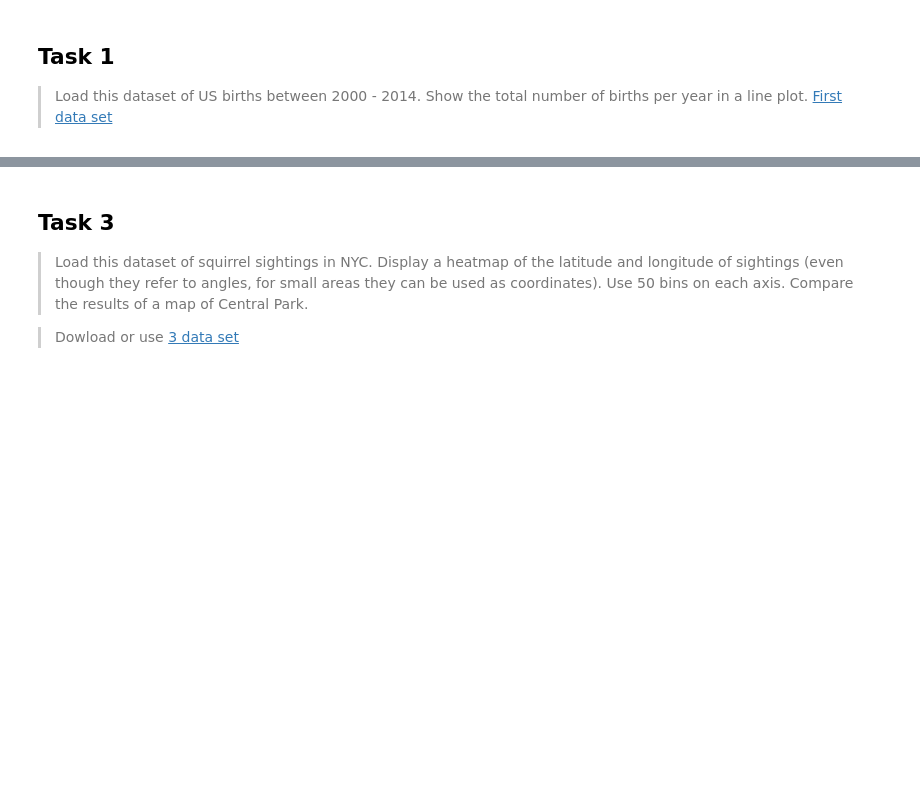
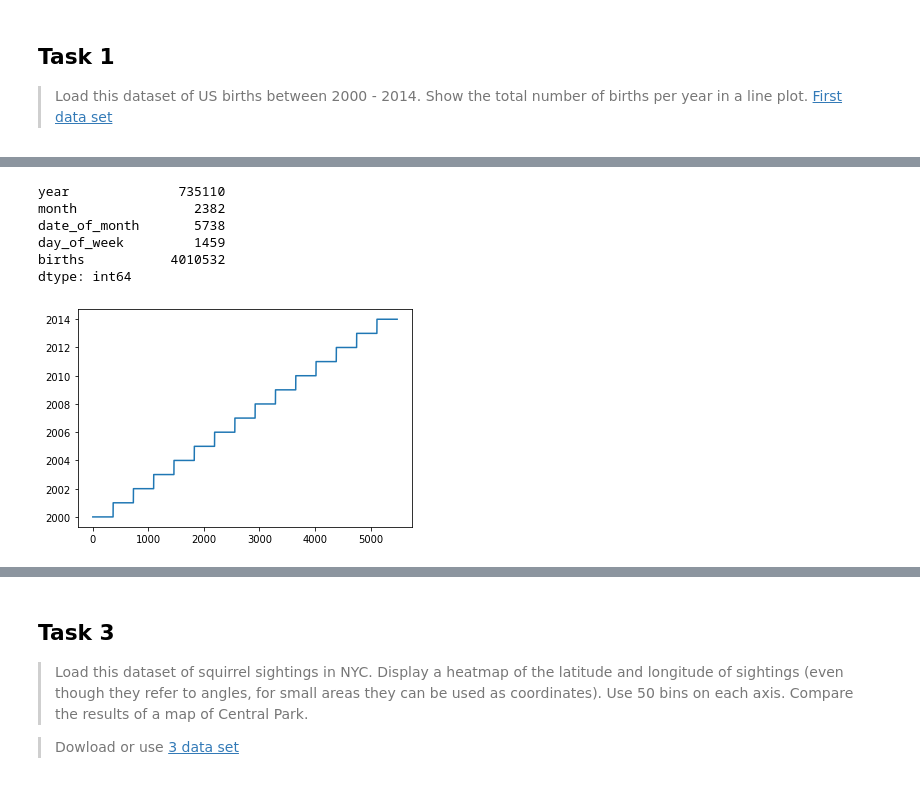
Before and after one commit to mclarin73/python_lessons, a Jupyter notebook: jupyter_file/Lesson_4 .ipynb, the cells around one changed output, grey strips where cells are left out. Cells and saved outputs as stored; diff of their text form; code cells hidden in the pictures; blank space fills up the shorter version.

```diff
--- a/jupyter_file/Lesson_4 .ipynb
+++ b/jupyter_file/Lesson_4 .ipynb
@@ -11,0 +111,14 @@ df_1 = pd.read_csv('https://raw.githubusercontent.com/rfordatascience/tidytuesda
+# %%
+df_1[(df_1['year'] == 2014)].sum()
+# %% [output]
+year              735110
+month               2382
+date_of_month       5738
+day_of_week         1459
+births           4010532
+dtype: int64
+# %%
+df_1['year'].plot()
+plt.show()
+# %% [output]
+[figure, added]
```
Also changed, not shown: parts of 33 cells of this notebook, 1 other file.
